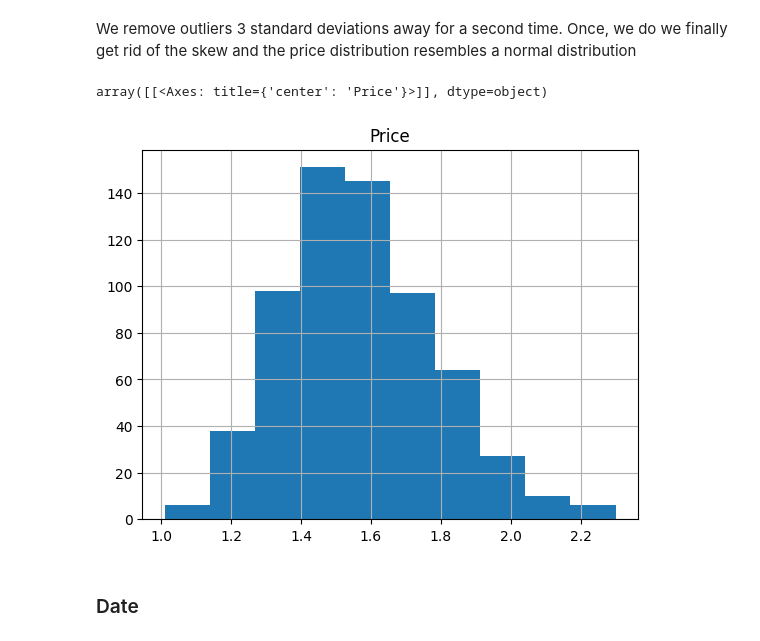
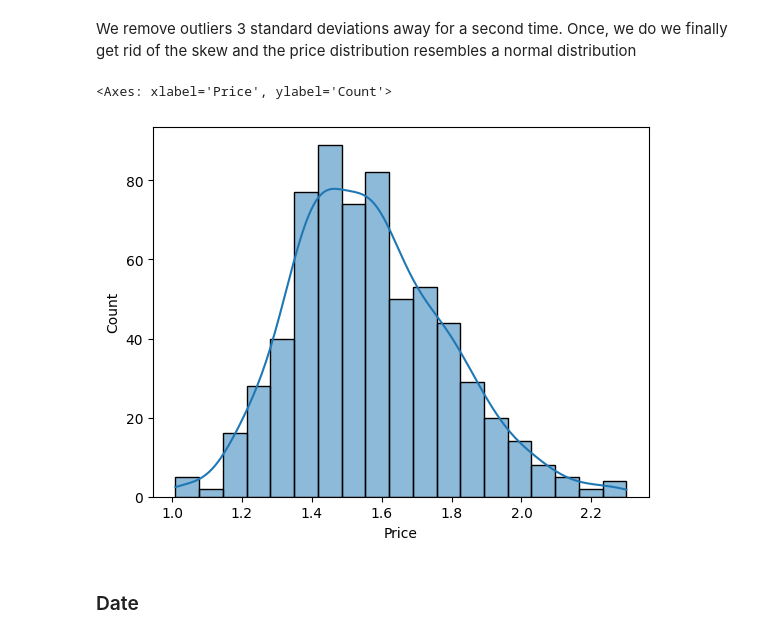
Before and after one commit to moseskimc/price_prediction, a Jupyter notebook: src/notebooks/eda.ipynb, the cells around one changed output. Drawn from its saved outputs; the diff is of its cells as text; code cells hidden in the pictures.

```diff
--- a/src/notebooks/eda.ipynb
+++ b/src/notebooks/eda.ipynb
@@ -223,13 +223,13 @@ interval: 32
 Name: count, dtype: int64
 # %% [markdown]
 We remove outliers 3 standard deviations away for a second time. Once, we do we finally get rid of the skew and the price distribution resembles a normal distribution
-# %%
-df_normal = remove_outliers(df_nona_noout, "Price")
-
-df_normal.hist("Price")
-# %% [output]
-array([[<Axes: title={'center': 'Price'}>]], dtype=object)
-[figure, removed]
+# %%
+df_normal = remove_outliers(df_nona_noout, label)
+
+sns.histplot(df_normal, x=label, kde=True)
+# %% [output]
+<Axes: xlabel='Price', ylabel='Count'>
+[figure, added]
 # %% [markdown]
 ### Date
 # %% [markdown]
```
Also changed, not shown: parts of 7 cells of this notebook.
